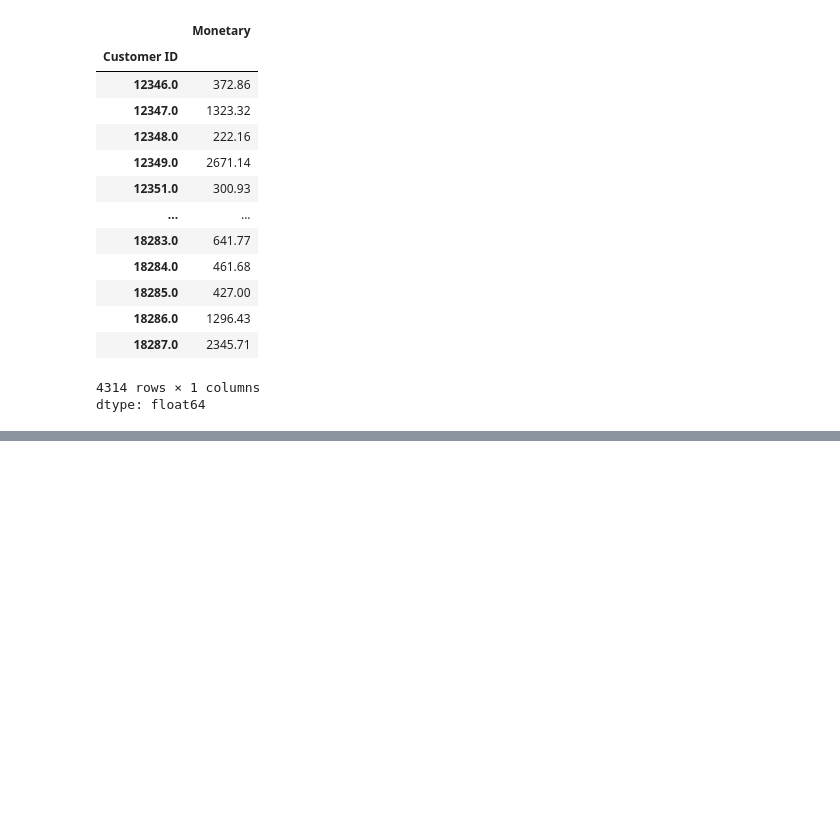
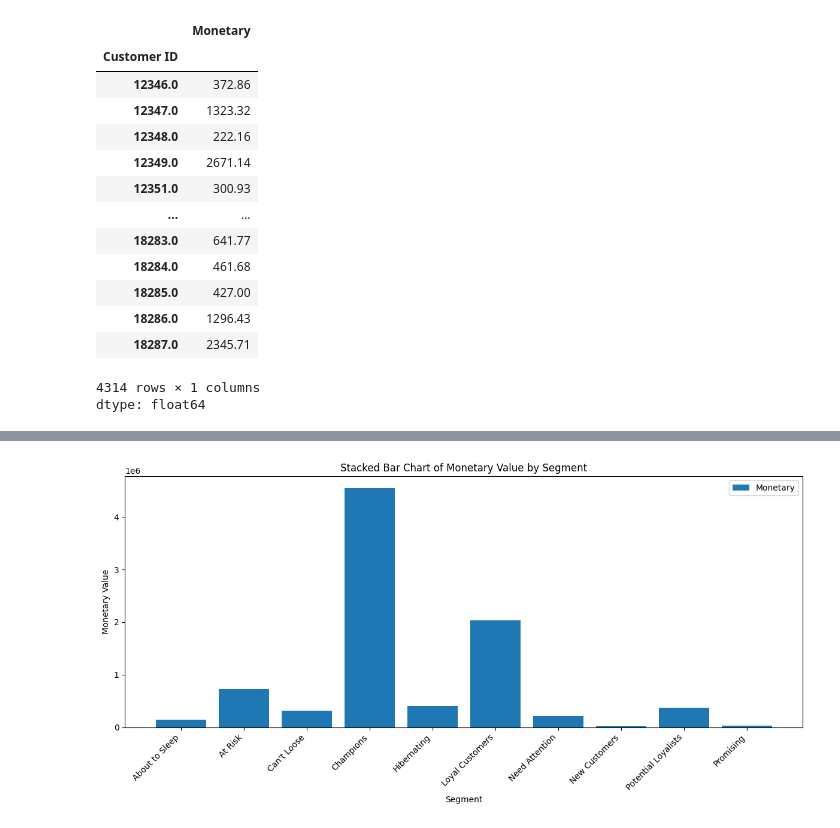
Before and after one commit to Abdulmujeeb-Taiwo/Customer-Segmentation, a Jupyter notebook: RFM_Analysis.ipynb, the cells around one changed output, grey strips where cells are left out. Drawn from its saved outputs; the diff is of its cells as text; code cells hidden in the pictures; blank space fills up the shorter version.

```diff
--- a/RFM_Analysis.ipynb
+++ b/RFM_Analysis.ipynb
@@ -459,0 +477,15 @@ rfm_df.head()
+# %%
+segment_monetary = rfm_df.groupby('Segment')['Monetary'].sum().reset_index()
+# Create the bar chart
+plt.figure(figsize=(12, 6))  # Adjust figure size as needed
+plt.bar(segment_monetary['Segment'], segment_monetary['Monetary'], label='Monetary')
+
+plt.xlabel('Segment')
+plt.ylabel('Monetary Value')
+plt.title('Stacked Bar Chart of Monetary Value by Segment')
+plt.xticks(rotation=45, ha='right')  # Rotate x-axis labels for better readability
+plt.legend()
+plt.tight_layout()
+plt.show()
+# %% [output]
+[figure, added]
```
Also changed, not shown: parts of 5 cells of this notebook.
